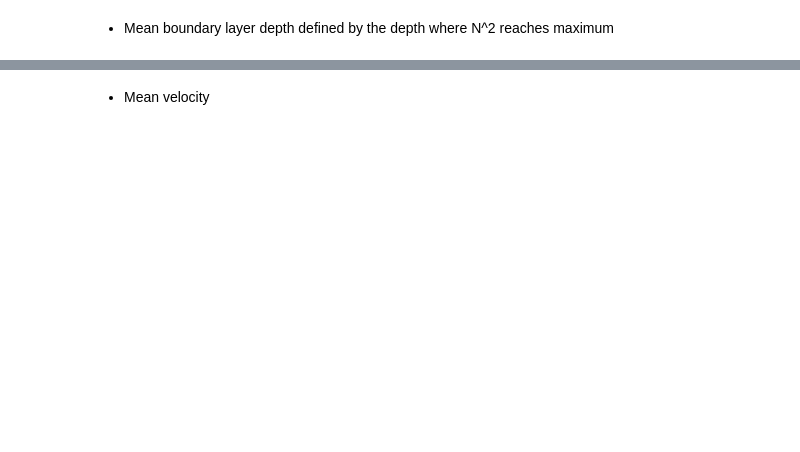
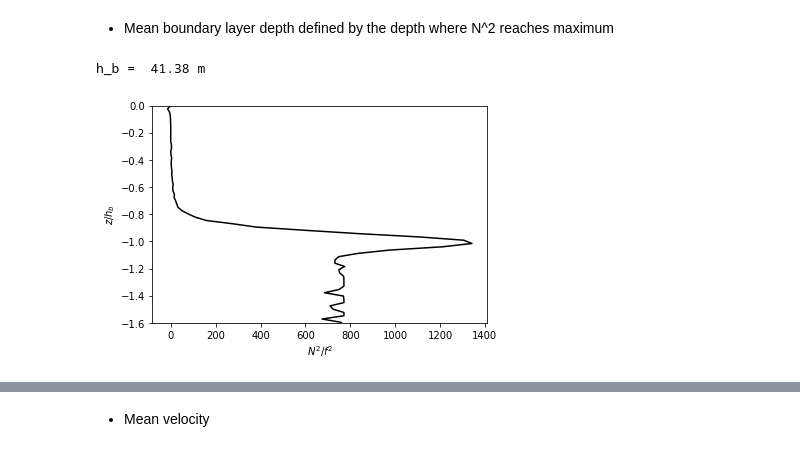
Before and after one commit to qingli411/LESAnalysis, a Jupyter notebook: plot_palm_mean_profile.ipynb, the cells around one changed output, grey strips where cells are left out. Drawn from its saved outputs; the diff is of its cells as text; code cells hidden in the pictures; blank space fills up the shorter version.

```diff
--- a/plot_palm_mean_profile.ipynb
+++ b/plot_palm_mean_profile.ipynb
@@ -36,3 +43,13 @@ ymax = 0
+# %%
+# range of z
+if f_norm:
+    ylabel_str = r'$z/h_b$'
+    ymin = -1.6
+    ymax = 0
+else:
+    ylabel_str = 'Depth (m)'
+    ymin = depth
+    ymax = 0
 # %% [markdown]
 - Time
 # %%
@@ -53,13 +108,41 @@ data_pfl.read_profile('sa', tidx_start=0, tidx_end=1).plot_mean(
 # %% [markdown]
 - Mean boundary layer depth defined by the depth where N^2 reaches maximum
 # %%
+# normalizaing factor
+if f_norm:
+    norm = 1/f**2
+    xlabel_str = r'$N^2/f^2$'
+else:
+    norm = 1
+    xlabel_str = r'$N^2$ (s$^{-2}$)'
+
+# plot
 prho = data_pfl.read_profile('prho', tidx_start=tidx_start, tidx_end=tidx_end)
 NN_data = -g*(prho.data[:,1:]-prho.data[:,0:-1])/(prho.z[1:]-prho.z[0:-1])/rho_0
 NN_z = 0.5*(prho.z[1:]+prho.z[0:-1])
 NN = LESProfile(data=NN_data, data_name=r'$N^2$', data_units=r's$^{-2}$', z=NN_z, time=time[tidx_start:tidx_end])
 zidx = np.argmax(NN.data, axis=1)
 hb = np.abs(NN.z[zidx].mean())
 print('h_b = {:6.2f} m'.format(hb))
-norm = 1/f**2
-znorm = 1/hb
-NN.plot_mean(norm=norm, znorm=znorm, xlabel=r'$N^2/f^2$',ylabel=r'$z/h_b$', ylim=[ymin, ymax])
+if f_norm:
+    znorm = 1/hb
+else:
+    znorm = 1
+NN.plot_mean(norm=norm, znorm=znorm, color='k', xlabel=xlabel_str, ylabel=ylabel_str, ylim=[ymin, ymax])
+
+if f_ref:
+    prho = data_pfl_ref.read_profile('prho', tidx_start=tidx_start, tidx_end=tidx_end)
+    NN_data = -g*(prho.data[:,1:]-prho.data[:,0:-1])/(prho.z[1:]-prho.z[0:-1])/rho_0
+    NN_z = 0.5*(prho.z[1:]+prho.z[0:-1])
+    NN_ref = LESProfile(data=NN_data, data_name=r'$N^2$', data_units=r's$^{-2}$', z=NN_z, time=time[tidx_start:tidx_end])
+    zidx = np.argmax(NN.data, axis=1)
+    hb_ref = np.abs(NN_ref.z[zidx].mean())
+    print('h_b_ref = {:6.2f} m'.format(hb_ref))
+    if f_norm:
+        znorm_ref = 1/hb_ref
+    else:
+        znorm_ref = 1
+    NN_ref.plot_mean(norm=norm, znorm=znorm_ref, color='k', xlabel='off', ylabel='off', linestyle='--')
+# %% [output]
+h_b =  41.38 m
+[figure, added]
```
Also changed, not shown: parts of 27 cells of this notebook.
